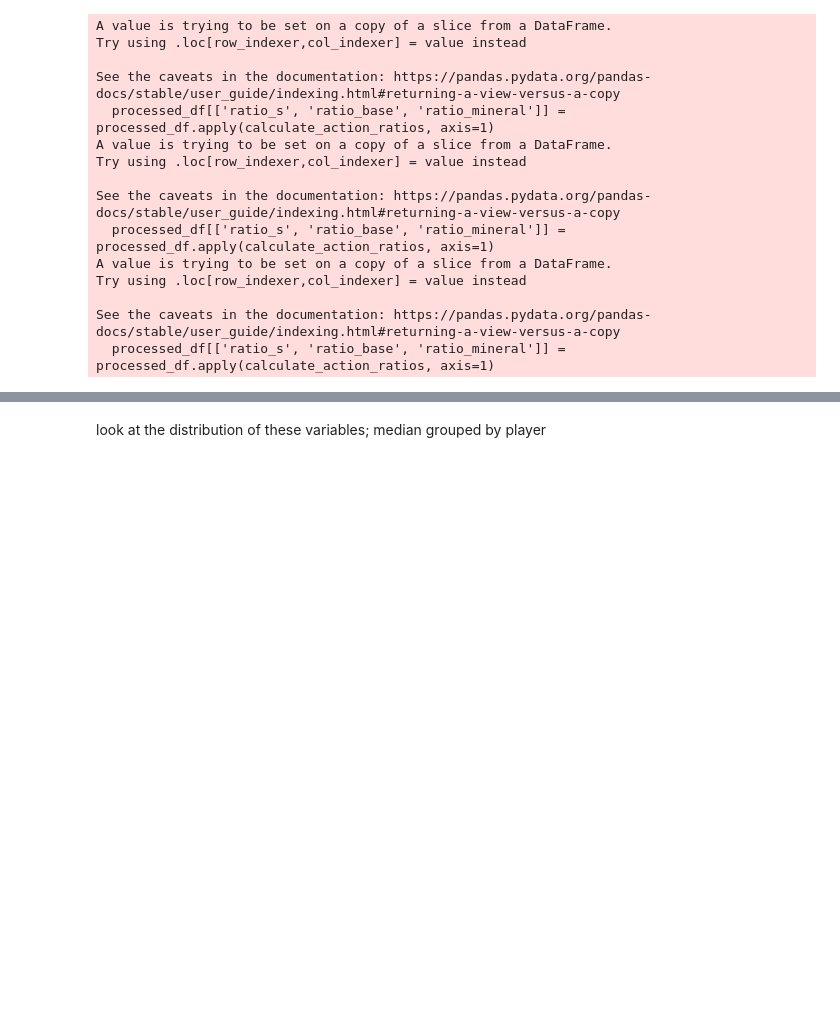
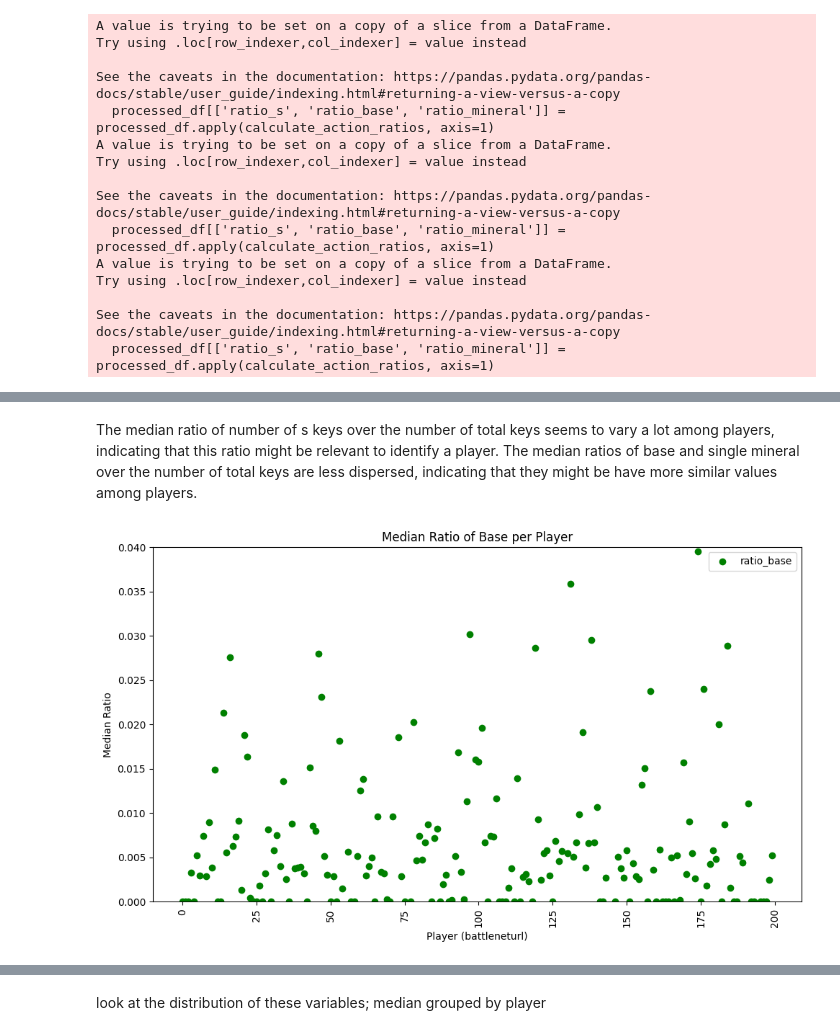
Before and after one commit to sofialtman/OT02---Data-Mining, a Jupyter notebook: data_expl_julia.ipynb, the cells around one changed output, grey strips where cells are left out. Saved outputs shown, nothing was run; the diff lists cells and outputs as text; code cells hidden in the pictures; blank space fills up the shorter version.

```diff
--- a/data_expl_julia.ipynb
+++ b/data_expl_julia.ipynb
@@ -404,0 +474,16 @@ See the caveats in the documentation: https://pandas.pydata.org/pandas-docs/stab
+# %% [markdown]
+The median ratio of number of s keys over the number of total keys seems to vary a lot among players, indicating that this ratio might be relevant to identify a player. The median ratios of base and single mineral over the number of total keys are less dispersed, indicating that they might be have more similar values among players.
+# %%
+# Scatter plot for ratio_base
+plt.figure(figsize=(10, 6))
+plt.scatter(player_medians['battleneturl'], player_medians['ratio_base'], color='green', label='ratio_base')
+plt.xlabel('Player (battleneturl)')
+plt.ylabel('Median Ratio')
+plt.title('Median Ratio of Base per Player')
+plt.ylim(0,0.04)
+plt.xticks(rotation=90)
+plt.legend()
+plt.tight_layout()
+plt.show()
+# %% [output]
+[figure, added]
```
Also changed, not shown: parts of 22 cells of this notebook.
